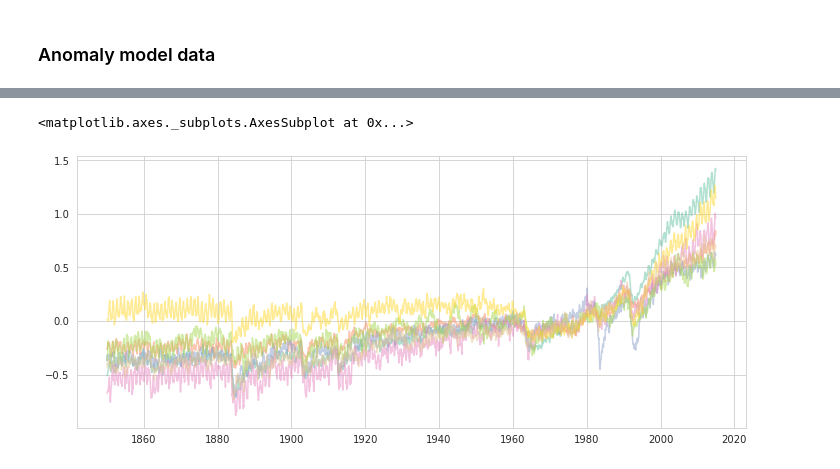
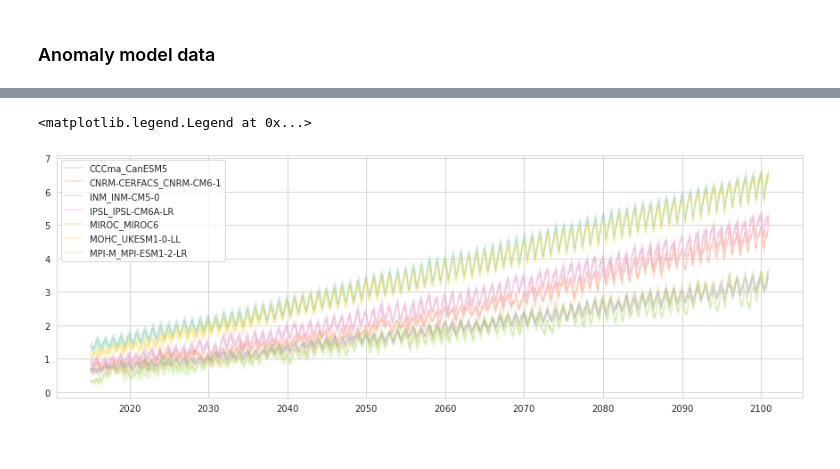
Before and after one commit to mattramos/bayesian_ensembling, a Jupyter notebook: experiments/figure2.ipynb, the cells around one changed output, grey strips where cells are left out. Cells and saved outputs as stored; diff of their text form; code cells hidden in the pictures.

```diff
--- a/experiments/figure2.ipynb
+++ b/experiments/figure2.ipynb
@@ -41,19 +42,32 @@ for model_file in sorted(glob('data/gmst/ssp370/*csv')):
 
 model_overlap = np.intersect1d(list(hist_model_files.keys()), list(ssp_model_files.keys())).tolist()
 hist_model_files = {k:hist_model_files[k] for k in hist_model_files if k in model_overlap}
+ssp_model_files = {k:ssp_model_files[k] for k in ssp_model_files if k in model_overlap}
 
-hist_anom_models = []
+hist_anom_model_set = []
+hist_models = []
 climatology_dict = dict()
 
 for mn, mf in hist_model_files.items():
     # Read in model data into a ProcessModel datatype
     df = pd.read_csv(mf, index_col='time').drop('Unnamed: 0', axis=1)
     model_data = es.ProcessModel(df, mn)
+    hist_models.append(model_data)
 
     # Find the anomally of that data
-    anomaly_model = model_data.calculate_anomaly()
-    hist_anom_models.append(anomaly_model)
+    anomaly_model = model_data.calculate_anomaly(resample_freq='Y')
+    hist_anom_model_set.append(anomaly_model)
     climatology_dict[mn] = anomaly_model.climatology
 
-hist_anom_models = es.ModelCollection(hist_anom_models)
-hist_anom_models.plot_all()
+ssp_anom_models = []
+ssp_models = []
+
+for mn, mf in ssp_model_files.items():
+    # Read in model data into a ProcessModel datatype
+    df = pd.read_csv(mf, index_col='time').drop('Unnamed: 0', axis=1)
+    model_data = es.ProcessModel(df, mn)
+    ssp_models.append(model_data)
+
+    # Find the anomally of that data
+    anomaly_model = model_data.calculate_anomaly(climatology=climatology_dict[mn], resample_freq='Y')
+    ssp_anom_models.append(anomaly_model)
@@ -62,0 +80,5 @@ hist_anom_models.plot_all()
+# %%
+ssp_anom_models = es.ModelCollection(ssp_anom_models)
+ssp_models = es.ModelCollection(ssp_models)
+ax = ssp_anom_models.plot_all()
+ax.legend(loc='best')
@@ -78,0 +122,2 @@ ax.legend(loc='best')
+# %%
+ssp_anom_models.fit(model=es.GPDTW(), compile_objective=True, n_optim_nits=1000)
@@ -78,0 +149,2 @@ ax.legend(loc='best')
+# %%
+ssp_anom_models.fit(model=es.MeanFieldApproximation(), compile_objective=True, n_optim_nits=500)
@@ -79,6 +162,7 @@ ax.legend(loc='best')
 # %%
-fig, ax = plt.subplots(figsize=(12, 5))
-hist_anom_models.plot_all(ax=ax)
+fig, ax = plt.subplots(figsize=(15, 5))
+ssp_anom_models.plot_posteriors(ax=ax)
+ax.legend(loc='best')
 # %% [output]
-<matplotlib.axes._subplots.AxesSubplot at 0x...>
+<matplotlib.legend.Legend at 0x...>
-[figure, old version]
+[figure, new version]
```
Also changed, not shown: parts of 16 cells of this notebook, 5 other files.
